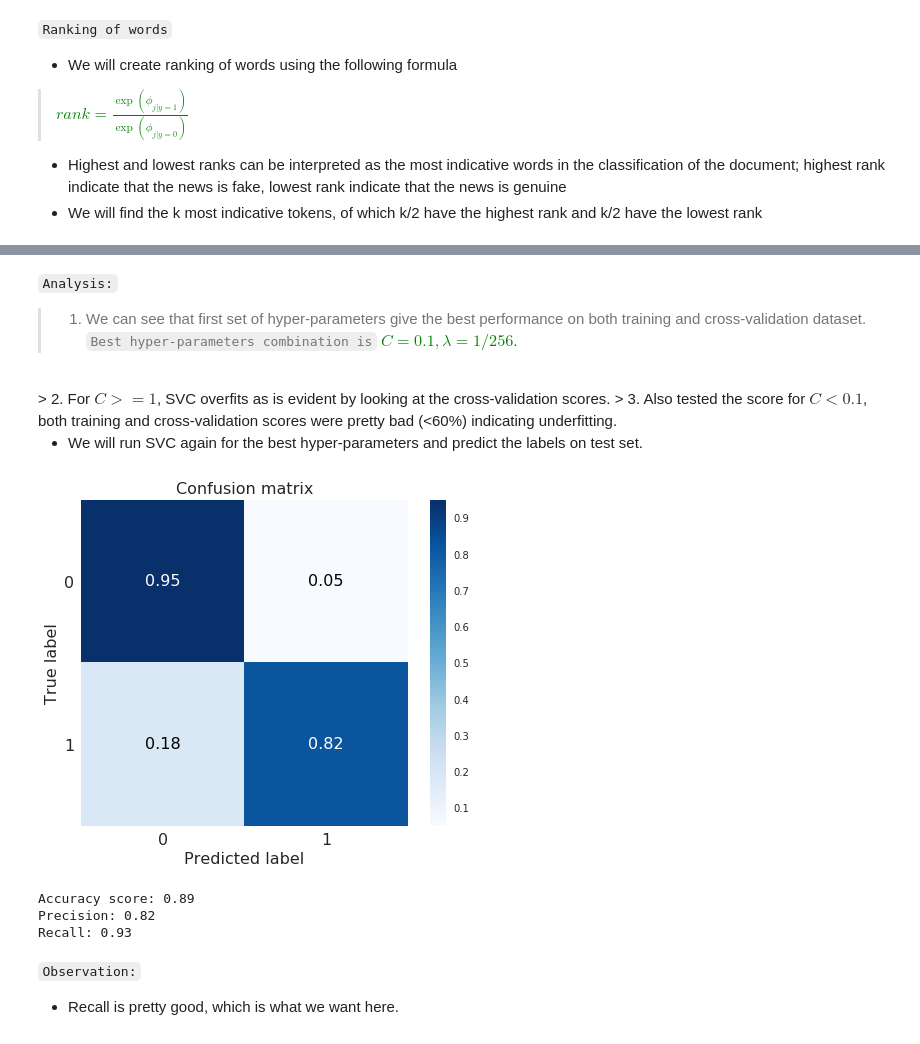
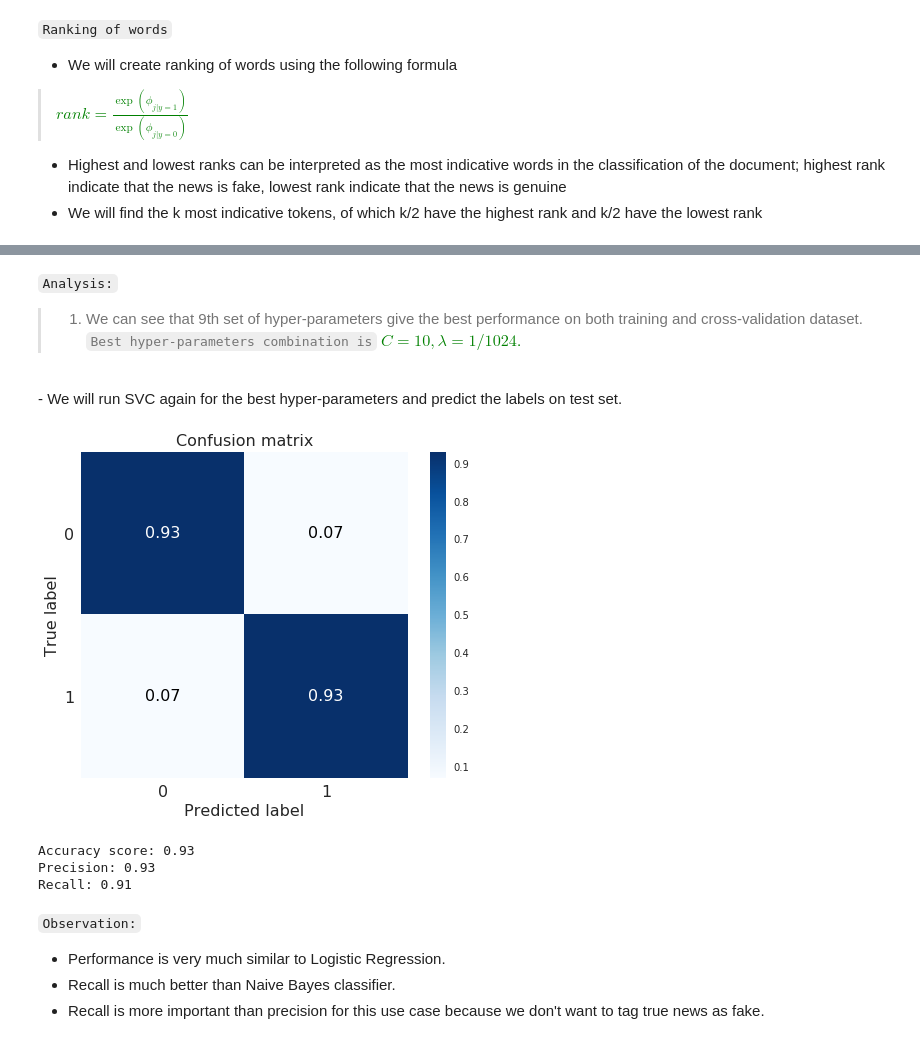
Before and after one commit to NehaSingh21/FakeNewsDetection, a Jupyter notebook: fake_news_detection.ipynb, the cells around one changed output, grey strips where cells are left out. Drawn from its saved outputs; the diff is of its cells as text; code cells hidden in the pictures.

Commit message:
logistic regression done

```diff
--- a/fake_news_detection.ipynb
+++ b/fake_news_detection.ipynb
@@ -204,6 +230,6 @@ draw_conf_matrix(test_labels, test_pred)
 # %%
-def find_words_from_indices(indices):
-    arr = np.zeros(nb_clf.feature_count_.shape[1])
+def find_words_from_indices(clf, vectorizer, indices):
+    arr = np.zeros(clf.feature_count_.shape[1])
 
     for i in indices:
         arr[i] = 1
@@ -277,16 +366,20 @@ We have two `hyperparameters` -
 1. <font color='green'>$C$</font> : $C$ is inversely proportional to the strength of regularization
 2. <font color='green'>$\lambda$</font> : higher $\lambda$ means the solution overfits, lower $\lambda$ means the solution underfits
 # %%
+"""Build the document-term matrix by using 40 most indicative words as per NB classifier"""
+svm_vectorizer = CountVectorizer(vocabulary=most_indicative_words(nb_clf, nb_vectorizer, k=60))
+svm_dtm_matrix = svm_vectorizer.fit_transform(preprocessed_data.content.values)
+
 """Select training, cross-validation and test data size (70%, 15% & 15% chosen in this case)"""
-train_size = int(0.7 * len(preprocessed_data))
-cv_size = int(0.15 * len(preprocessed_data))
+svm_train_size = int(0.7 * len(preprocessed_data))
+svm_cv_size = int(0.15 * len(preprocessed_data))
 
 """Select training, cross-validation and test data"""
-train_data = dtm_matrix[:train_size]
-train_labels = preprocessed_data.label.values[:train_size]
+svm_train_data = svm_dtm_matrix[:svm_train_size]
+svm_train_labels = preprocessed_data.label.values[:svm_train_size]
 
-cv_data = dtm_matrix[train_size:train_size+cv_size]
-cv_labels = preprocessed_data.label.values[train_size:train_size+cv_size]
+svm_cv_data = svm_dtm_matrix[svm_train_size:svm_train_size+svm_cv_size]
+svm_cv_labels = preprocessed_data.label.values[svm_train_size:svm_train_size+svm_cv_size]
 
-test_data = dtm_matrix[train_size+cv_size:]
-test_labels = preprocessed_data.label.values[train_size+cv_size:]
+svm_test_data = svm_dtm_matrix[svm_train_size+svm_cv_size:]
+svm_test_labels = preprocessed_data.label.values[svm_train_size+svm_cv_size:]
@@ -331,35 +421,34 @@ test_labels = preprocessed_data.label.values[train_size+cv_size:]
 # %% [markdown]
 `Analysis:`
 <br>
-> 1. We can see that first set of hyper-parameters give the best performance on both training and cross-validation dataset. `Best hyper-parameters combination is` <font color="green">$C = 0.1, \lambda = 1/256$.</font>
+> 1. We can see that 9th set of hyper-parameters give the best performance on both training and cross-validation dataset. `Best hyper-parameters combination is` <font color="green">$C = 10, \lambda = 1/1024$.</font>
 <br>
-> 2. For $C >= 1$, SVC overfits as is evident by looking at the cross-validation scores.
-> 3. Also tested the score for $C < 0.1$, both training and cross-validation scores were pretty bad (<60%) indicating underfitting.
-
 - We will run SVC again for the best hyper-parameters and predict the labels on test set.
 # %%
-"""Run classifier with best hyper parameters"""
-clf = svm.SVC(kernel="rbf", C=0.1, gamma=1/256)
-clf.fit(train_data, train_labels)
+"""Run classifier with best set of hyper parameters"""
+svm_clf = svm.SVC(kernel="rbf", C=10, gamma=1/1024)
+svm_clf.fit(svm_train_data, svm_train_labels)
 
 """Predict the labels on the test set"""
-test_predict = clf.predict(test_data)
+svm_test_pred = svm_clf.predict(svm_test_data)
 
 """Scores"""
-accuracy_score = np.sum(test_predict == test_labels)/len(test_labels)
-precision = np.sum((test_labels == 1) & (test_predict == 1))/np.sum(test_labels == 1)
-recall = np.sum((test_labels == 1) & (test_predict == 1))/np.sum(test_predict == 1)
+accuracy_score = np.sum(svm_test_pred == svm_test_labels)/len(svm_test_labels)
+precision = np.sum((svm_test_labels == 1) & (svm_test_pred == 1))/np.sum(svm_test_labels == 1)
+recall = np.sum((svm_test_labels == 1) & (svm_test_pred == 1))/np.sum(svm_test_pred == 1)
 # %%
-draw_conf_matrix(test_labels, test_predict)
+draw_conf_matrix(svm_test_labels, svm_test_pred)
 print("Accuracy score: %.2f" % accuracy_score)
 print("Precision: %.2f" % precision)
 print("Recall: %.2f" % recall)
 # %% [output]
-[figure, old version]
+[figure, new version]
-Accuracy score: 0.89
-Precision: 0.82
-Recall: 0.93
+Accuracy score: 0.93
+Precision: 0.93
+Recall: 0.91
-# %% [markdown]
-`Observation:`
-<br>
-- Recall is pretty good, which is what we want here.
+# %% [markdown]
+`Observation:`
+<br>
+- Performance is very much similar to Logistic Regression.
+- Recall is much better than Naive Bayes classifier.
+- Recall is more important than precision for this use case because we don't want to tag true news as fake.
```
Also changed, not shown: parts of 26 cells of this notebook.
